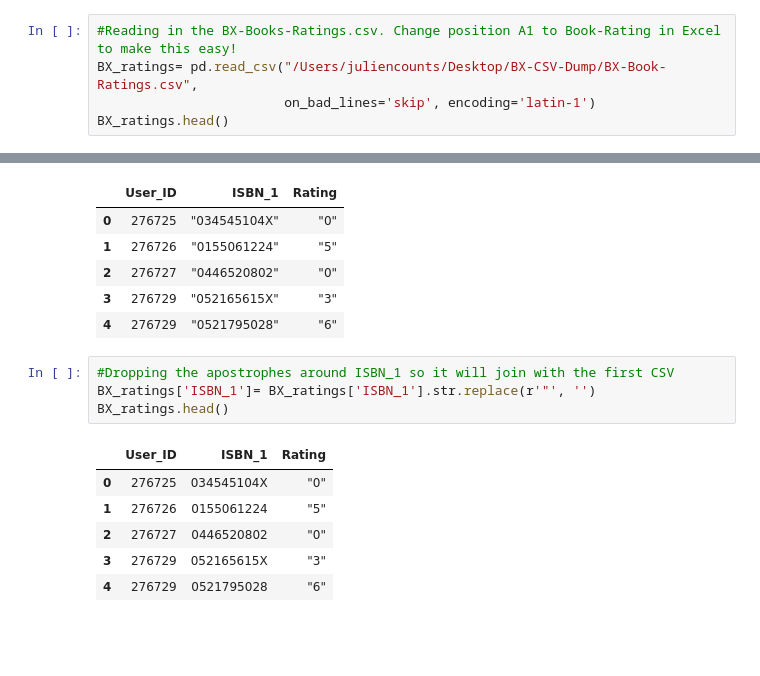
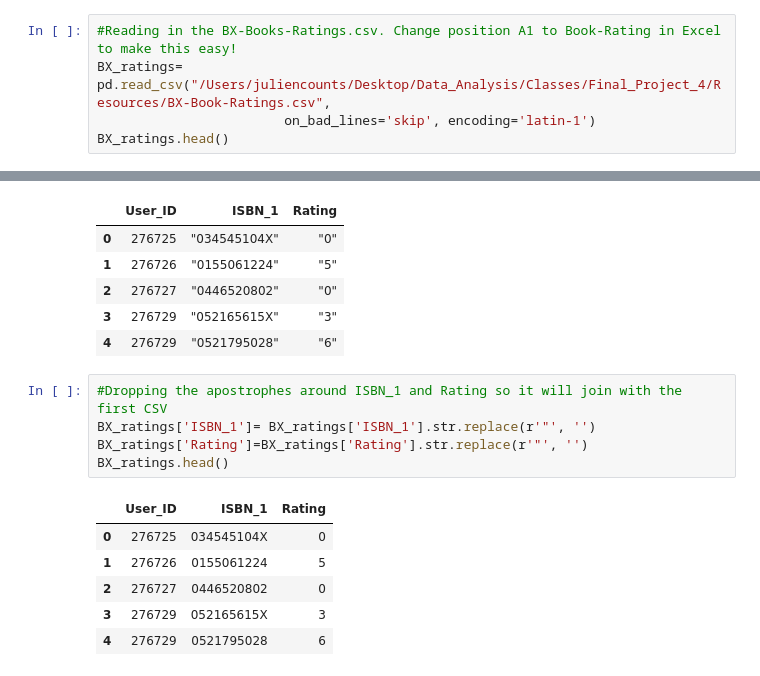
Before and after one commit to kalashnikovkid/Final_Project_4, a Jupyter notebook: BX_ETL.ipynb, the cells around one changed output, grey strips where cells are left out. Saved outputs shown, nothing was run; the diff lists cells and outputs as text; blank space fills up the shorter version.

```diff
--- a/BX_ETL.ipynb
+++ b/BX_ETL.ipynb
@@ -73,7 +73,7 @@ BX_1.head()
 | 4 | 0393045218 | "The Mummies of Urumchi" | "E. J. W. Barber" | "1999" | "W. W. Norton &amp |
 # %%
 #Reading in the BX-Books-Ratings.csv. Change position A1 to Book-Rating in Excel to make this easy!
-BX_ratings= pd.read_csv("/Users/juliencounts/Desktop/BX-CSV-Dump/BX-Book-Ratings.csv",
+BX_ratings= pd.read_csv("/Users/juliencounts/Desktop/Data_Analysis/Classes/Final_Project_4/Resources/BX-Book-Ratings.csv",
                         on_bad_lines='skip', encoding='latin-1')
 BX_ratings.head()
 # %% [output]
@@ -117,13 +117,14 @@ BX_ratings.head()
 | 3 | 276729 | "052165615X" | "3" |
 | 4 | 276729 | "0521795028" | "6" |
 # %%
-#Dropping the apostrophes around ISBN_1 so it will join with the first CSV
+#Dropping the apostrophes around ISBN_1 and Rating so it will join with the first CSV
 BX_ratings['ISBN_1']= BX_ratings['ISBN_1'].str.replace(r'"', '')
+BX_ratings['Rating']=BX_ratings['Rating'].str.replace(r'"', '')
 BX_ratings.head()
 # %% [output]
 |  | User_ID | ISBN_1 | Rating |
-| 0 | 276725 | 034545104X | "0" |
-| 1 | 276726 | 0155061224 | "5" |
-| 2 | 276727 | 0446520802 | "0" |
-| 3 | 276729 | 052165615X | "3" |
-| 4 | 276729 | 0521795028 | "6" |
+| 0 | 276725 | 034545104X | 0 |
+| 1 | 276726 | 0155061224 | 5 |
+| 2 | 276727 | 0446520802 | 0 |
+| 3 | 276729 | 052165615X | 3 |
+| 4 | 276729 | 0521795028 | 6 |
```
Also changed, not shown: parts of 21 cells of this notebook, 2 other files.
